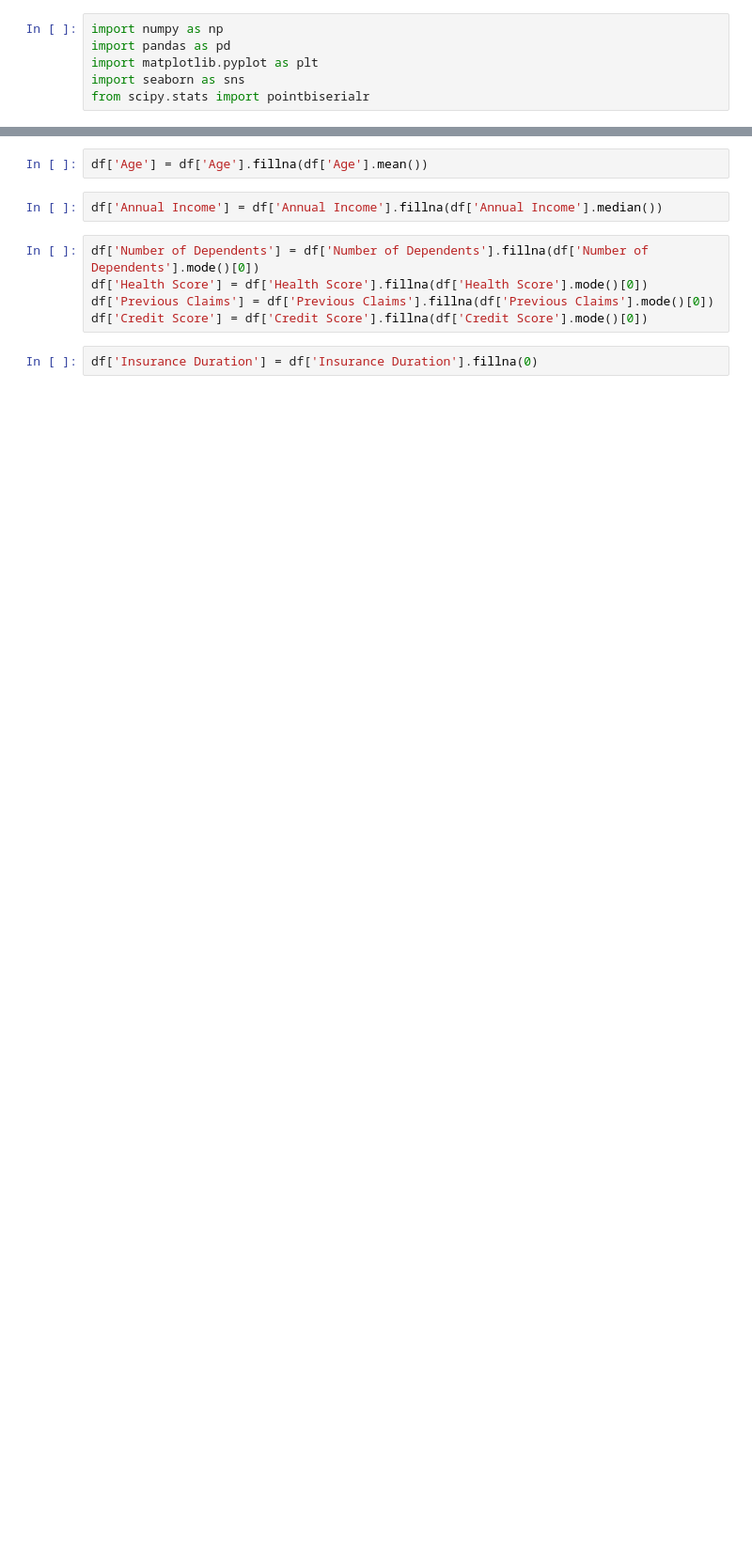
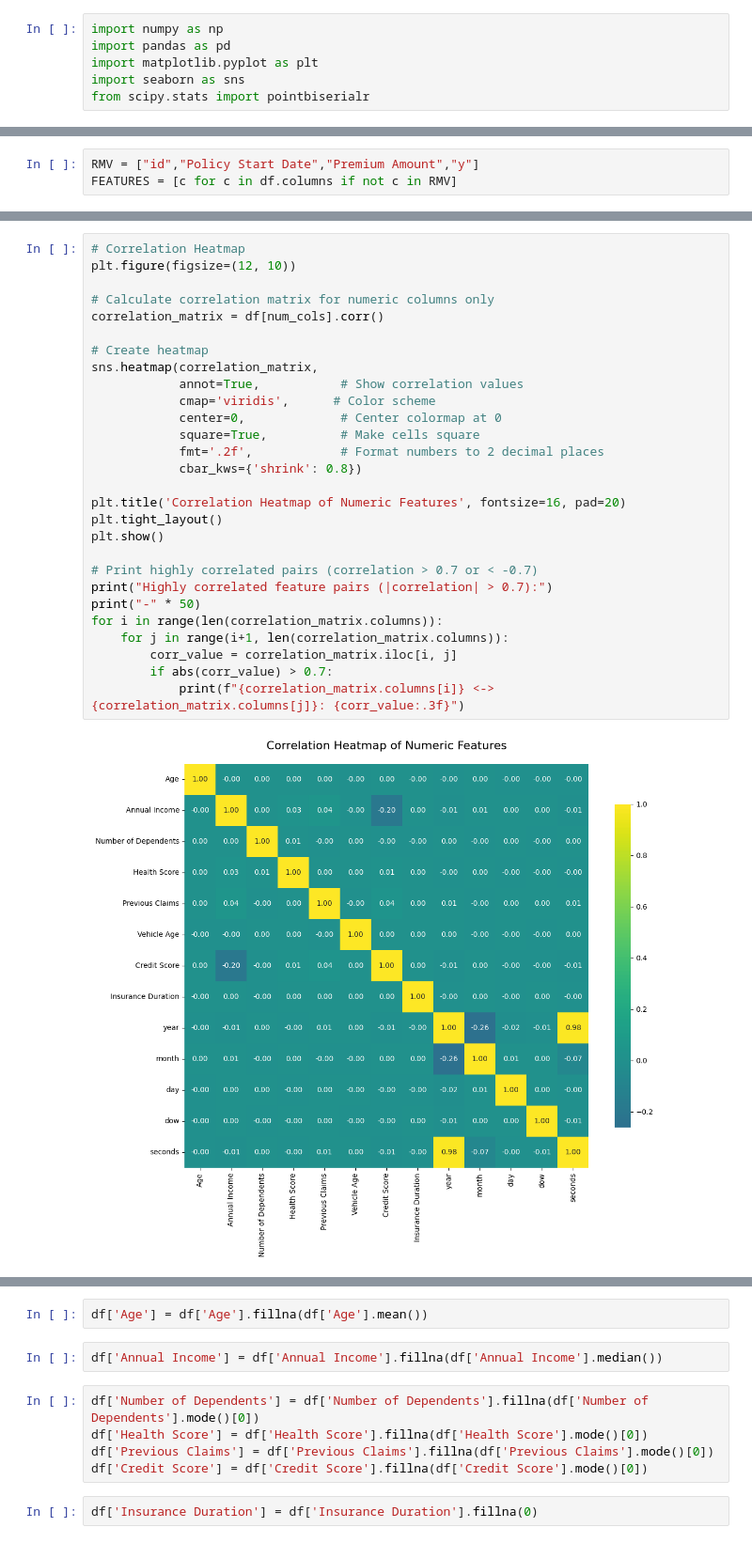
Before and after one commit to anushka3690/Regression-for-Insurance-Premiums, a Jupyter notebook: notebook.ipynb, the cells around one changed output, grey strips where cells are left out. Shown at 94% size. Saved outputs shown, nothing was run; the diff lists cells and outputs as text; blank space fills up the shorter version.

```diff
--- a/notebook.ipynb
+++ b/notebook.ipynb
@@ -77,2 +106,5 @@ Premium Amount           0.000000
 dtype: float64
+# %%
+RMV = ["id","Policy Start Date","Premium Amount","y"]
+FEATURES = [c for c in df.columns if not c in RMV]
 # %%
@@ -144,0 +200,30 @@ Name: count, Length: 4794, dtype: int64
+# %%
+# Correlation Heatmap
+plt.figure(figsize=(12, 10))
+
+# Calculate correlation matrix for numeric columns only
+correlation_matrix = df[num_cols].corr()
+
+# Create heatmap
+sns.heatmap(correlation_matrix,
+            annot=True,           # Show correlation values
+            cmap='viridis',      # Color scheme
+            center=0,             # Center colormap at 0
+            square=True,          # Make cells square
+            fmt='.2f',            # Format numbers to 2 decimal places
+            cbar_kws={'shrink': 0.8})
+
+plt.title('Correlation Heatmap of Numeric Features', fontsize=16, pad=20)
+plt.tight_layout()
+plt.show()
+
+# Print highly correlated pairs (correlation > 0.7 or < -0.7)
+print("Highly correlated feature pairs (|correlation| > 0.7):")
+print("-" * 50)
+for i in range(len(correlation_matrix.columns)):
+    for j in range(i+1, len(correlation_matrix.columns)):
+        corr_value = correlation_matrix.iloc[i, j]
+        if abs(corr_value) > 0.7:
+            print(f"{correlation_matrix.columns[i]} <-> {correlation_matrix.columns[j]}: {corr_value:.3f}")
+# %% [output]
+[figure, added]
```
Also changed, not shown: parts of 42 cells of this notebook.
